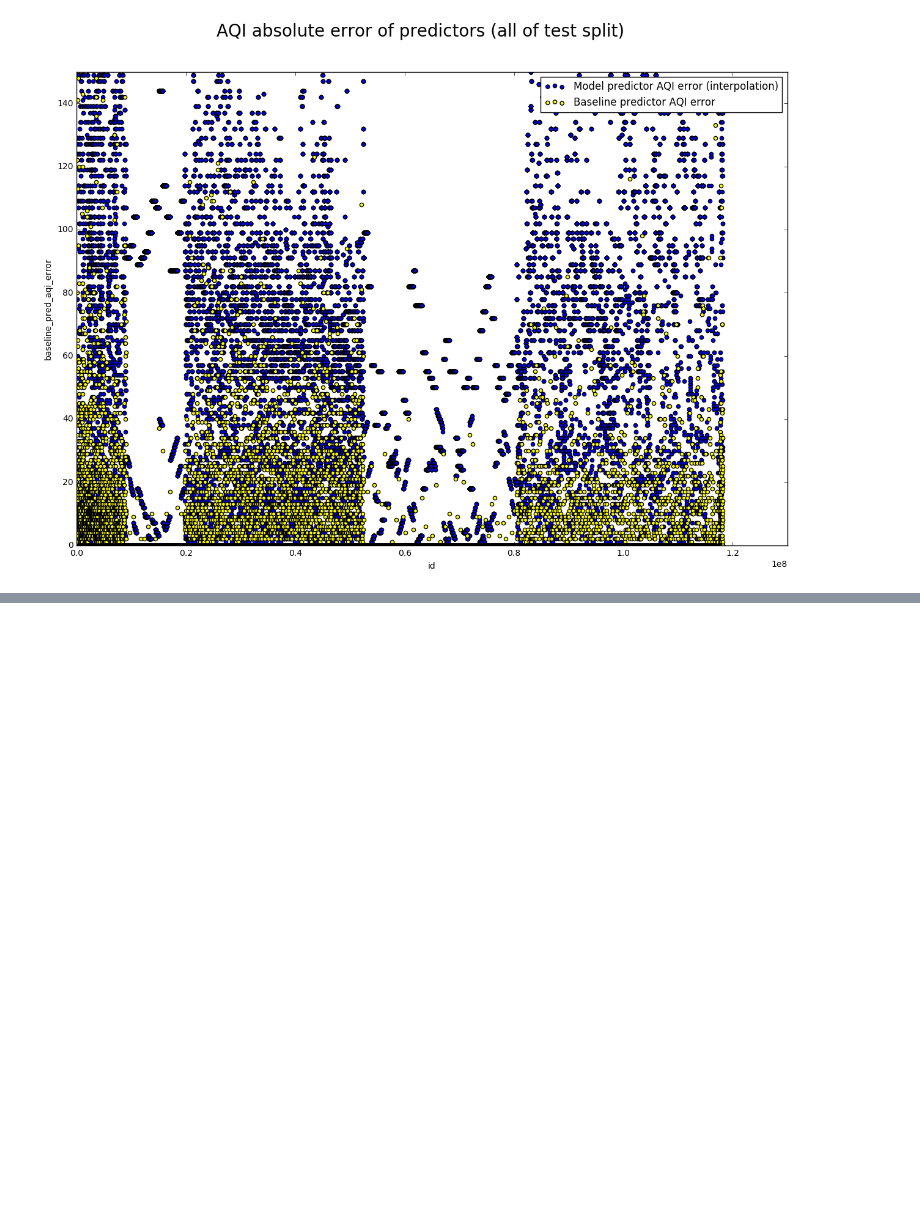
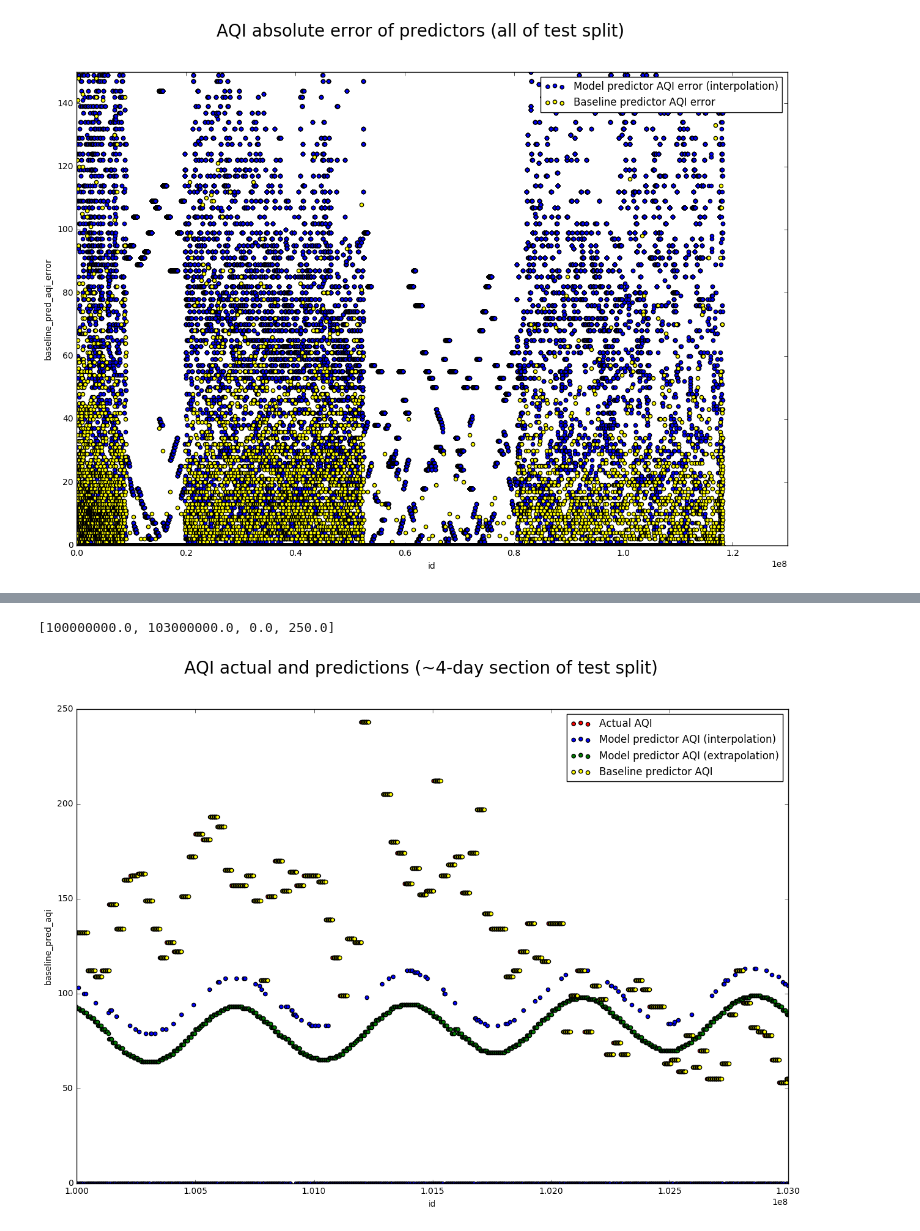
Before and after one commit to curiousest/predict-AQI, a Jupyter notebook: notebooks/hypothesis1_date_time.ipynb, the cells around one changed output, grey strips where cells are left out. Cells and saved outputs as stored; diff of their text form; code cells hidden in the pictures; blank space fills up the shorter version.

```diff
--- a/notebooks/hypothesis1_date_time.ipynb
+++ b/notebooks/hypothesis1_date_time.ipynb
@@ -268,9 +268,12 @@ aqi_graph.axis([100000000.0, 110000000.0, 0.0, 250.0])
 # %%
-aqi_graph = test_results.plot(x='id', y='aqi', label="Actual AQI", color="Red")
-test_results.plot(x='id', y='pred_aqi_i', label="Model predictor AQI (interpolation)", ax=aqi_graph, color="Blue")
-test_results.plot(x='id', y='pred_aqi_e', label="Model predictor AQI (extrapolation)", ax=aqi_graph, color="Green")
-test_results.plot(x='id', y='baseline_pred_aqi', label="Baseline predictor AQI", ax=aqi_graph, color="Yellow")
+aqi_graph = test_results.plot.scatter(x='id', y='aqi', label="Actual AQI", color="Red")
+test_results.plot.scatter(x='id', y='pred_aqi_i', label="Model predictor AQI (interpolation)", ax=aqi_graph, color="Blue")
+test_results.plot.scatter(x='id', y='pred_aqi_e', label="Model predictor AQI (extrapolation)", ax=aqi_graph, color="Green")
+test_results.plot.scatter(x='id', y='baseline_pred_aqi', label="Baseline predictor AQI", ax=aqi_graph, color="Yellow")
 fig = aqi_graph.figure
 fig.set_size_inches((15, 10), forward=True)
 fig.suptitle("AQI actual and predictions (~4-day section of test split)", fontsize=20)
-aqi_graph.axis([5000000.0, 6000000.0, 0.0, 250.0])
+aqi_graph.axis([100000000.0, 103000000.0, 0.0, 250.0])
+# %% [output]
+[100000000.0, 103000000.0, 0.0, 250.0]
+[figure, added]
```
Also changed, not shown: parts of 1 cell of this notebook.
